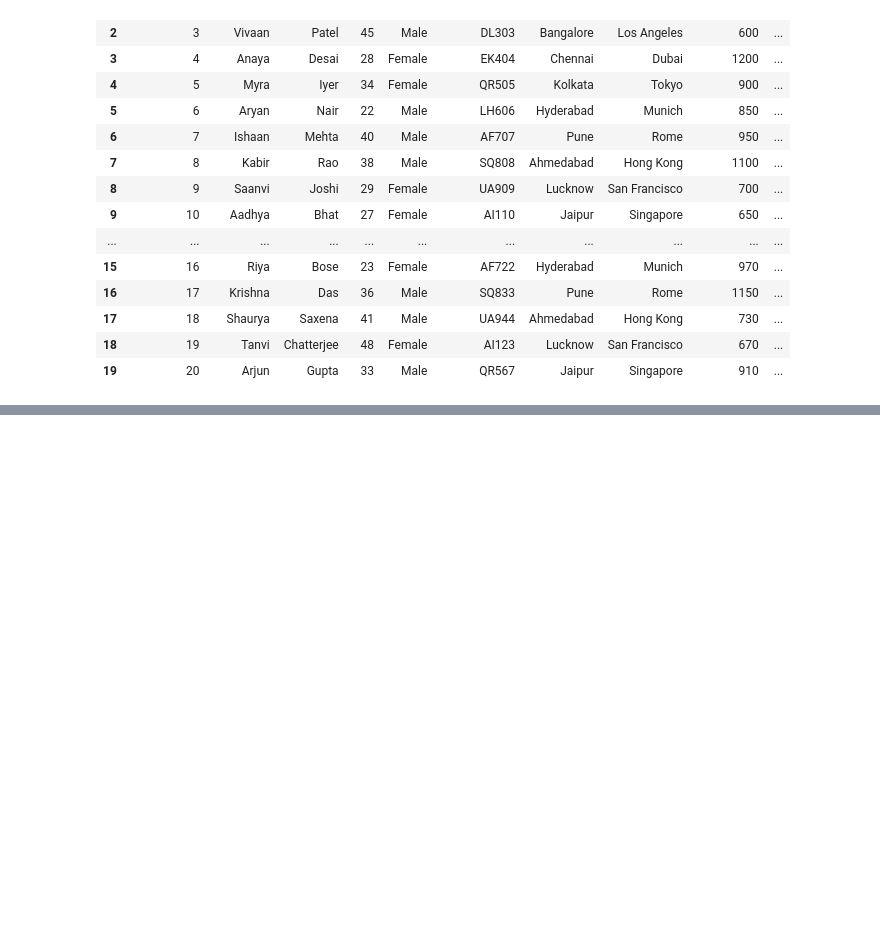
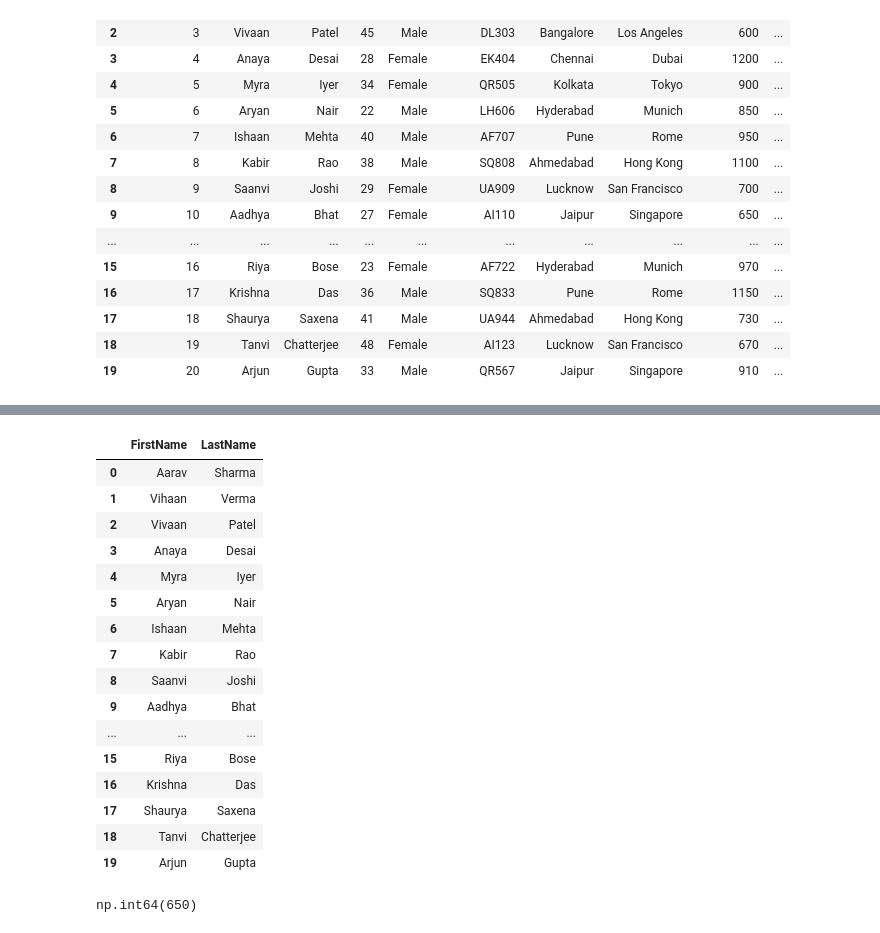
Before and after one commit to vaishnaviPatil1111/Python, a Jupyter notebook: Python_Pandas.ipynb, the cells around one changed output, grey strips where cells are left out. Saved outputs shown, nothing was run; the diff lists cells and outputs as text; code cells hidden in the pictures; blank space fills up the shorter version.

```diff
--- a/Python_Pandas.ipynb
+++ b/Python_Pandas.ipynb
@@ -359,4 +409,26 @@ df2
 # %%
 #8.	Select only the 'FirstName' and 'LastName' columns.
+df2[['FirstName','LastName']]
+# %% [output]
+|  | FirstName | LastName |
+| 0 | Aarav | Sharma |
+| 1 | Vihaan | Verma |
+| 2 | Vivaan | Patel |
+| 3 | Anaya | Desai |
+| 4 | Myra | Iyer |
+| 5 | Aryan | Nair |
+| 6 | Ishaan | Mehta |
+| 7 | Kabir | Rao |
+| 8 | Saanvi | Joshi |
+| 9 | Aadhya | Bhat |
+| ... | ... | ... |
+| 15 | Riya | Bose |
+| 16 | Krishna | Das |
+| 17 | Shaurya | Saxena |
+| 18 | Tanvi | Chatterjee |
+| 19 | Arjun | Gupta |
 # %%
 #9.	Retrieve the ticket price of the 10th passenger.
+df2.iloc[9]['TicketPrice']
+# %% [output]
+np.int64(650)
```
Also changed, not shown: parts of 6 cells of this notebook.
